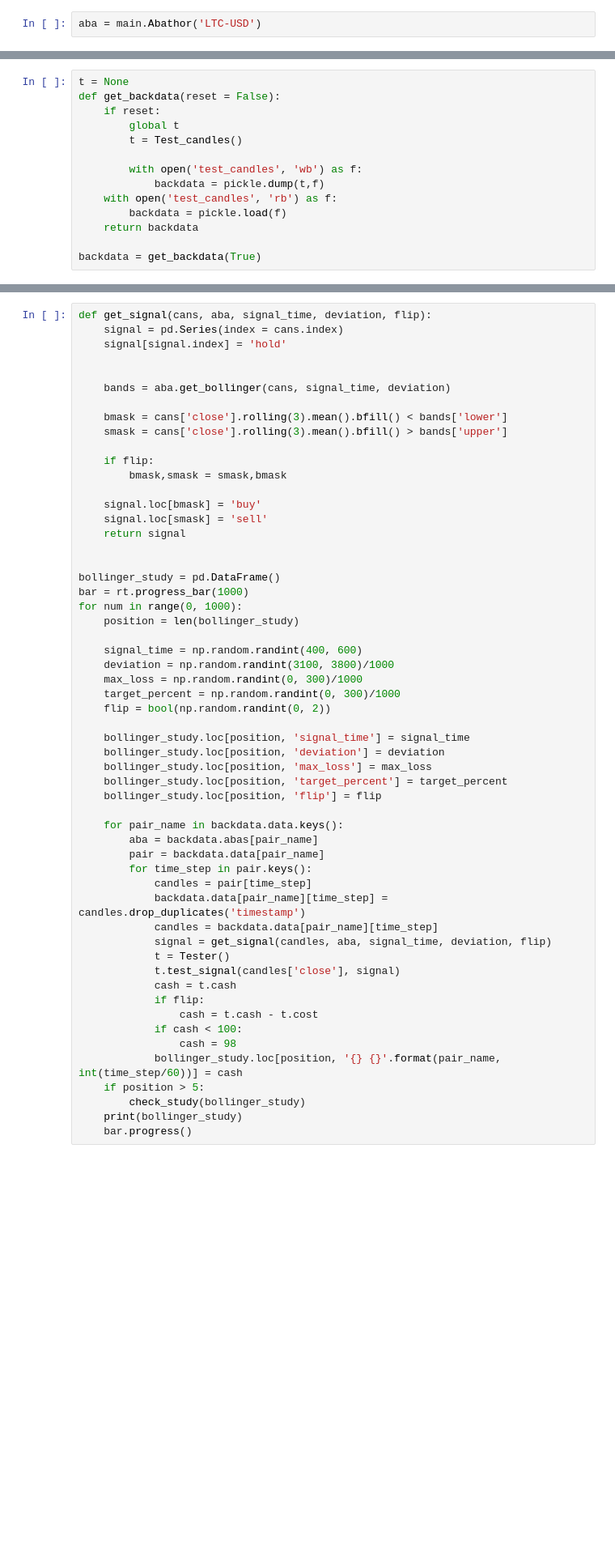
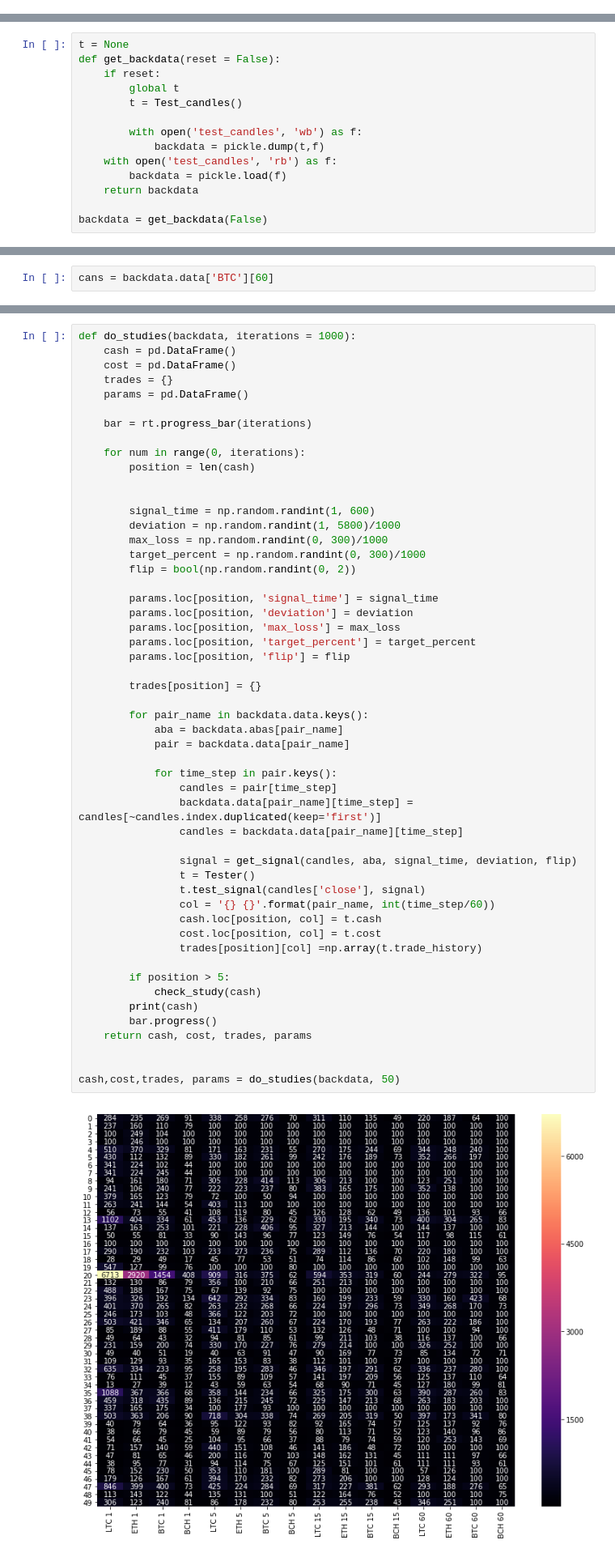
Before and after one commit to 2yan/Super-Simple, a Jupyter notebook: Untitled.ipynb, the cells around one changed output, grey strips where cells are left out. Shown: that part at 81% size. Drawn from its saved outputs; the diff is of its cells as text; blank space fills up the shorter version.

```diff
--- a/Untitled.ipynb
+++ b/Untitled.ipynb
@@ -7,5 +7,3 @@ import seaborn as sea
 import matplotlib.pyplot as plt
 import main
 from datetime import datetime, timedelta
-# %%
-aba = main.Abathor('LTC-USD')
@@ -157,4 +153,4 @@ def get_backdata(reset = False):
         backdata = pickle.load(f)
     return backdata
 
-backdata = get_backdata(True)
+backdata = get_backdata(False)
@@ -179,2 +166,4 @@ def check_study(study):
     sea.heatmap(study[cols].fillna(100).astype(int), annot = True, fmt = 'd', cmap ='magma')
     plt.show()
+# %%
+cans = backdata.data['BTC'][60]
@@ -181,57 +187,54 @@ def check_study(study):
 # %%
-def get_signal(cans, aba, signal_time, deviation, flip):
-    signal = pd.Series(index = cans.index)
-    signal[signal.index] = 'hold'
+def do_studies(backdata, iterations = 1000):
+    cash = pd.DataFrame()
+    cost = pd.DataFrame()
+    trades = {}
+    params = pd.DataFrame()
+
+    bar = rt.progress_bar(iterations)
+
+    for num in range(0, iterations):
+        position = len(cash)
 
 
-    bands = aba.get_bollinger(cans, signal_time, deviation)
+        signal_time = np.random.randint(1, 600)
+        deviation = np.random.randint(1, 5800)/1000
+        max_loss = np.random.randint(0, 300)/1000
+        target_percent = np.random.randint(0, 300)/1000
+        flip = bool(np.random.randint(0, 2))
 
-    bmask = cans['close'].rolling(3).mean().bfill() < bands['lower']
-    smask = cans['close'].rolling(3).mean().bfill() > bands['upper']
+        params.loc[position, 'signal_time'] = signal_time
+        params.loc[position, 'deviation'] = deviation
+        params.loc[position, 'max_loss'] = max_loss
+        params.loc[position, 'target_percent'] = target_percent
+        params.loc[position, 'flip'] = flip
 
-    if flip:
-        bmask,smask = smask,bmask
+        trades[position] = {}
 
-    signal.loc[bmask] = 'buy'
-    signal.loc[smask] = 'sell'
-    return signal
+        for pair_name in backdata.data.keys():
+            aba = backdata.abas[pair_name]
+            pair = backdata.data[pair_name]
+
+            for time_step in pair.keys():
+                candles = pair[time_step]
+                backdata.data[pair_name][time_step] = candles[~candles.index.duplicated(keep='first')]
+                candles = backdata.data[pair_name][time_step]
+
+                signal = get_signal(candles, aba, signal_time, deviation, flip)
+                t = Tester()
+                t.test_signal(candles['close'], signal)
+                col = '{} {}'.format(pair_name, int(time_step/60))
+                cash.loc[position, col] = t.cash
+                cost.loc[position, col] = t.cost
+                trades[position][col] =np.array(t.trade_history)
+
+        if position > 5:
+            check_study(cash)
+        print(cash)
+        bar.progress()
+    return cash, cost, trades, params
 
 
-bollinger_study = pd.DataFrame()
-bar = rt.progress_bar(1000)
-for num in range(0, 1000):
-    position = len(bollinger_study)
-
-    signal_time = np.random.randint(400, 600)
-    deviation = np.random.randint(3100, 3800)/1000
-    max_loss = np.random.randint(0, 300)/1000
-    target_percent = np.random.randint(0, 300)/1000
-    flip = bool(np.random.randint(0, 2))
-
-    bollinger_study.loc[position, 'signal_time'] = signal_time
-    bollinger_study.loc[position, 'deviation'] = deviation
-    bollinger_study.loc[position, 'max_loss'] = max_loss
-    bollinger_study.loc[position, 'target_percent'] = target_percent
-    bollinger_study.loc[position, 'flip'] = flip
-
-    for pair_name in backdata.data.keys():
-        aba = backdata.abas[pair_name]
-        pair = backdata.data[pair_name]
-        for time_step in pair.keys():
-            candles = pair[time_step]
-            backdata.data[pair_name][time_step] = candles.drop_duplicates('timestamp')
-            candles = backdata.data[pair_name][time_step]
-            signal = get_signal(candles, aba, signal_time, deviation, flip)
-            t = Tester()
-            t.test_signal(candles['close'], signal)
-            cash = t.cash
-            if flip:
-                cash = t.cash - t.cost
-            if cash < 100:
-                cash = 98
-            bollinger_study.loc[position, '{} {}'.format(pair_name, int(time_step/60))] = cash
-    if position > 5:
-        check_study(bollinger_study)
-    print(bollinger_study)
-    bar.progress()
+cash,cost,trades, params = do_studies(backdata, 50)
 # %% [output]
+[figure, added]
```
Also changed, not shown: parts of 27 cells of this notebook, 37 other files.
